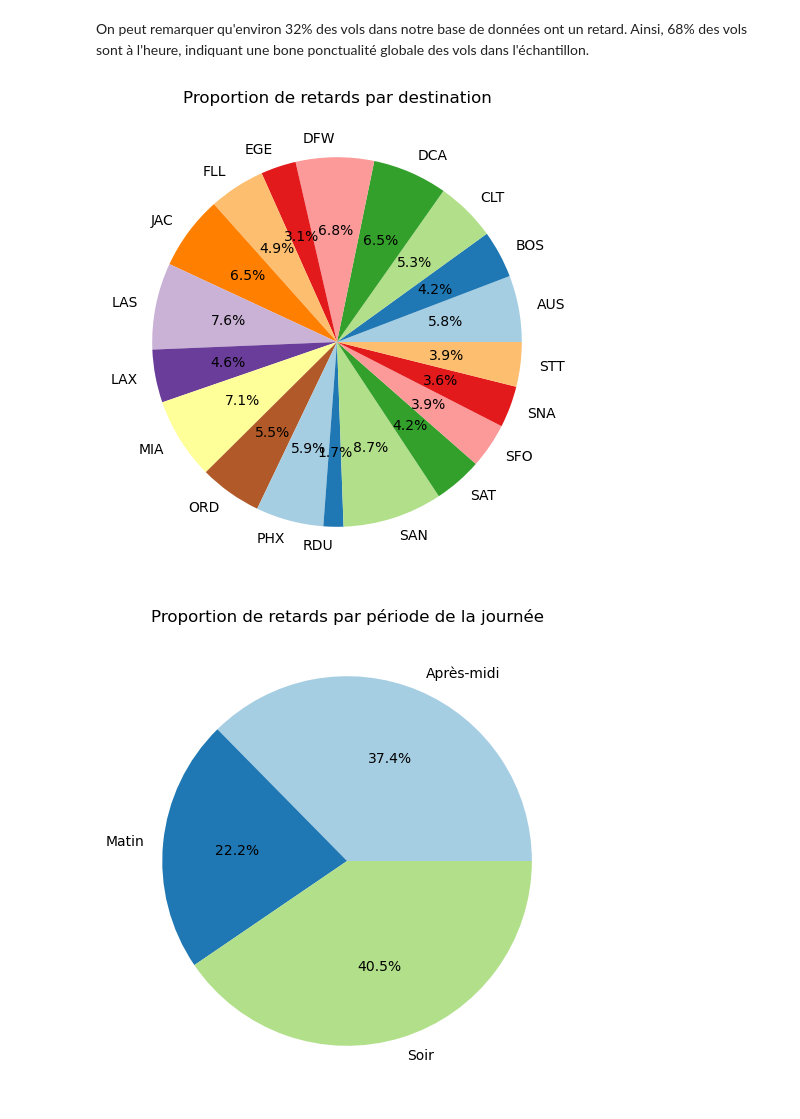
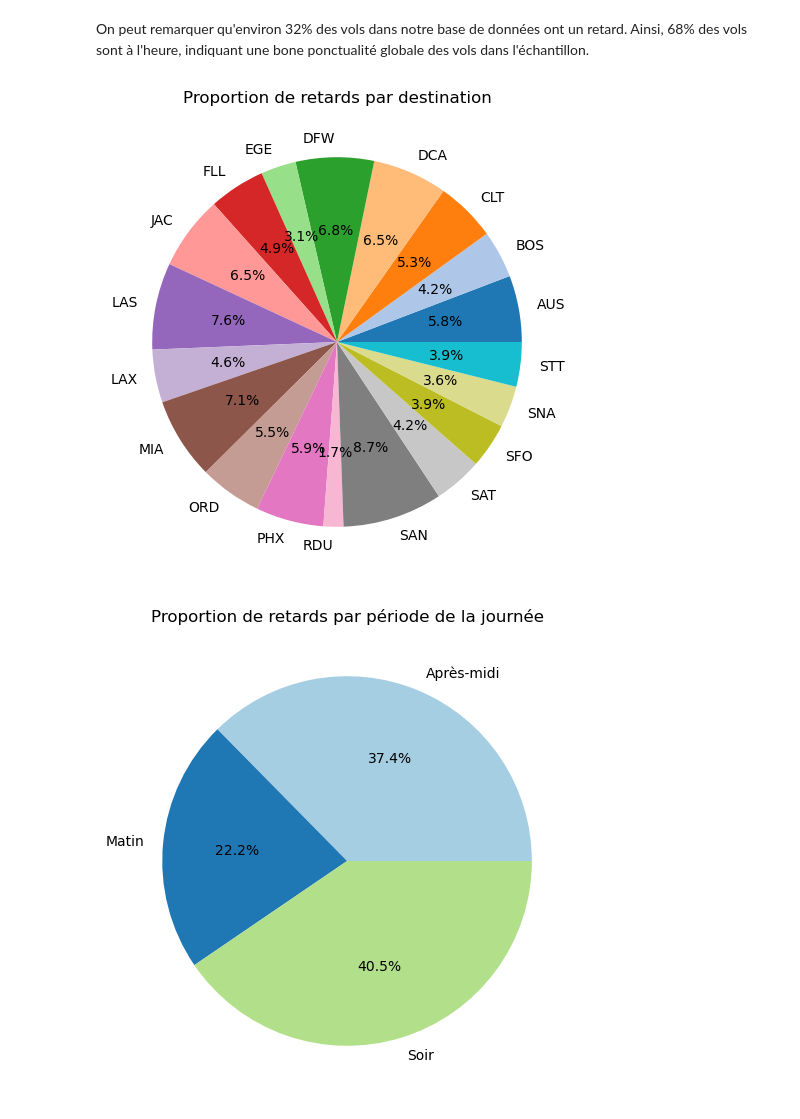
Before and after one commit to OUALYoss/Projet_Python-pour-la-data-science, a Jupyter notebook: Code_.ipynb, the cells around one changed output. Cells and saved outputs as stored; diff of their text form; code cells hidden in the pictures.

Commit message:
Ajouts graph partie 2

```diff
--- a/Code_.ipynb
+++ b/Code_.ipynb
@@ -638,16 +636,17 @@ On peut remarquer qu'environ 32% des vols dans notre base de données ont un ret
 # %%
 #On calcule la proportion des retards pour chaque destination
 prop_retards_par_destination = df.groupby('Destination Airport')['Retard'].mean() * 100
 
 # Créer le graphique en camembert
 plt.figure(figsize=(8, 6))
-plt.pie(prop_retards_par_destination, labels=prop_retards_par_destination.index, autopct='%1.1f%%', colors=plt.cm.Paired.colors)
+colors = plt.cm.tab20(range(len(prop_retards_par_destination)))  # Choisir une palette de 20 couleurs
+plt.pie(prop_retards_par_destination, labels=prop_retards_par_destination.index, autopct='%1.1f%%', colors=colors)
 plt.title("Proportion de retards par destination")
 
 # Afficher le graphique
 plt.show()
 # %% [output]
-[figure, old version]
+[figure, new version]
 # %%
 # Calculer la proportion des retards pour chaque période (par mois ici)
 proportion_retards_par_periode = df.groupby('Period_Day')['Retard'].mean() * 100
```
Also changed, not shown: parts of 10 cells of this notebook.
